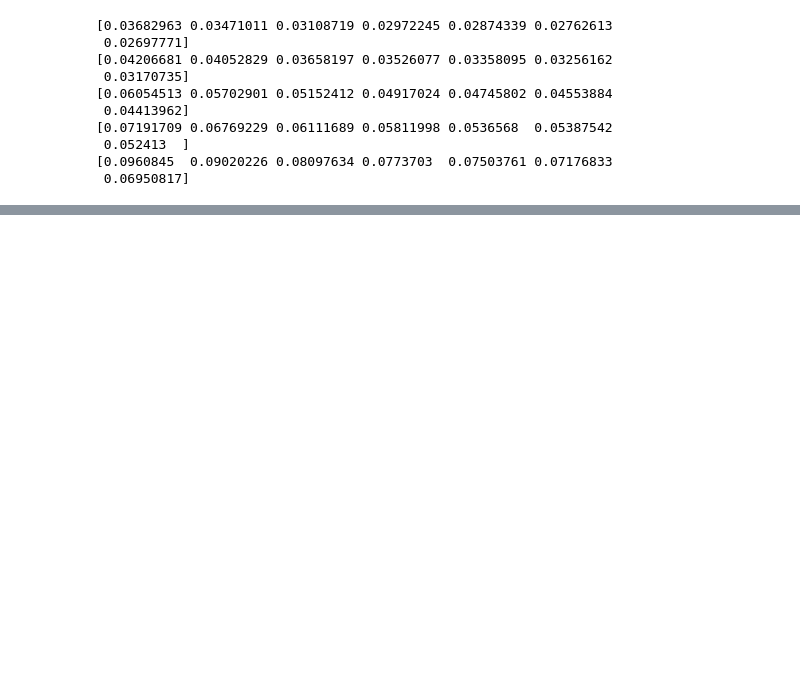
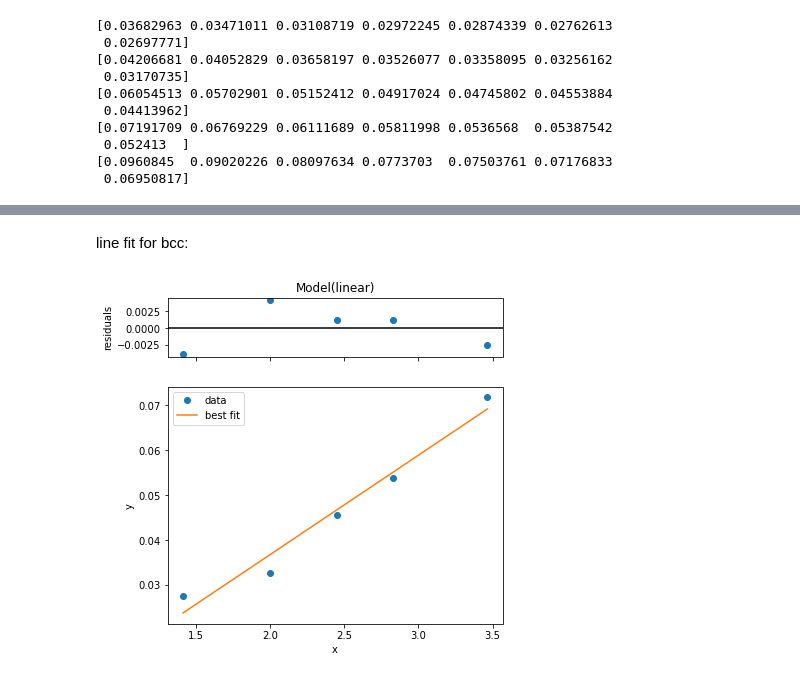
Before and after one commit to ahserhan/CMX, a Jupyter notebook: electron-diffraction.ipynb, the cells around one changed output, grey strips where cells are left out. Cells and saved outputs as stored; diff of their text form; code cells hidden in the pictures; blank space fills up the shorter version.

```diff
--- a/electron-diffraction.ipynb
+++ b/electron-diffraction.ipynb
@@ -86,0 +153,9 @@ print(ring5)
+# %% [markdown]
+line fit for bcc:
+# %%
+line = LinearModel()
+param_guess = line.guess(voltage6, x = x_bcc)
+line_fit = line.fit(voltage6, param_guess, x = x_bcc)
+line_fit.plot();
+# %% [output]
+[figure, added]
```
Also changed, not shown: parts of 23 cells of this notebook.
